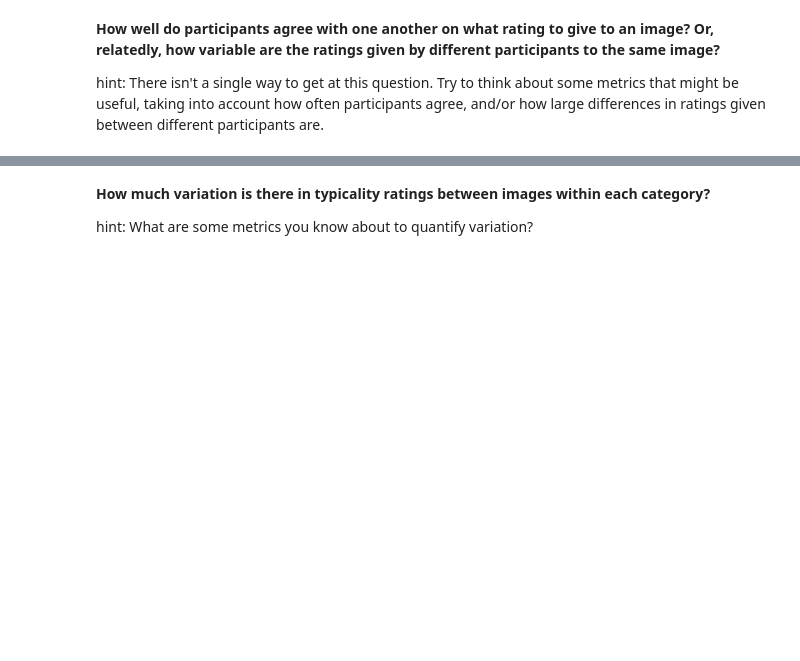
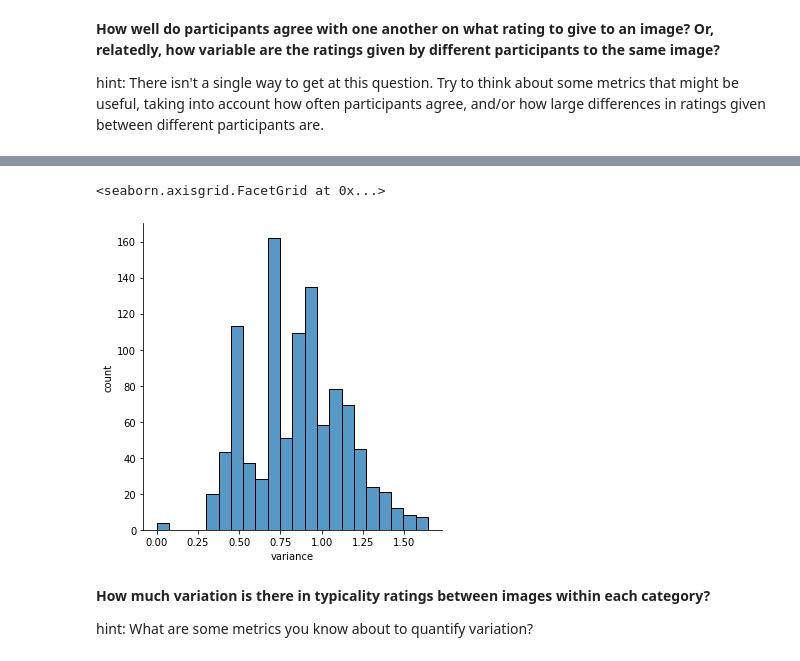
Before and after one commit to mfan3/labs, a Jupyter notebook: lab1/psyc193_lab1_mufan.ipynb, the cells around one changed output, grey strips where cells are left out. Cells and saved outputs as stored; diff of their text form; code cells hidden in the pictures; blank space fills up the shorter version.

```diff
--- a/lab1/psyc193_lab1_mufan.ipynb
+++ b/lab1/psyc193_lab1_mufan.ipynb
@@ -309,3 +275,10 @@ print(type(T1))
 hint: There isn't a single way to get at this question. Try to think about some metrics that might be useful, taking into account how often participants agree, and/or how large differences in ratings given between different participants are.
 # %%
 ## INSERT YOUR CODE HERE ##
+# %%
+# make a new dataframe
+T_var = T[['category','img_id', 'enumerated_ratings']]
+# mutate T_var to get variance instead of average this time
+T_var = T_var.groupby('img_id').agg({'enumerated_ratings':'std', 'category':'first'})
+# inspecting the dataframe
+T_var.head()
@@ -312,3 +293,10 @@ hint: There isn't a single way to get at this question. Try to think about some
+# %%
+# plotting varince for all figures in the dataset
+overall_var = sns.displot(T_var['enumerated_ratings'])
+overall_var.set(xlabel='variance', ylabel='count')
+# %% [output]
+<seaborn.axisgrid.FacetGrid at 0x...>
+[figure, added]
 # %% [markdown]
 **How much variation is there in typicality ratings between images within each category?**
 
```
Also changed, not shown: parts of 16 cells of this notebook, 2 other files.
